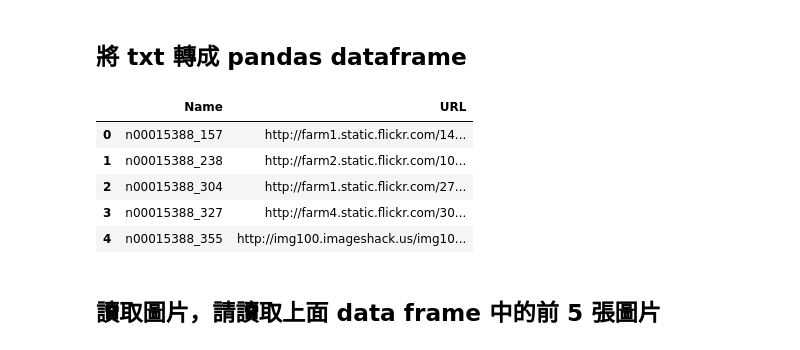
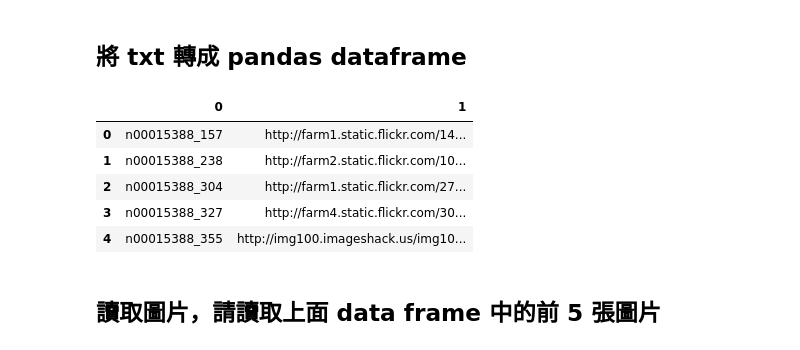
Before and after one commit to pgmr-Dian/ML100Days, a Jupyter notebook: homework/Day_005-2_HW.ipynb, the cells around one changed output. Drawn from its saved outputs; the diff is of its cells as text; code cells hidden in the pictures.

```diff
--- a/homework/Day_005-2_HW.ipynb
+++ b/homework/Day_005-2_HW.ipynb
@@ -43,20 +43,16 @@ data[0]
 # %%
 import pandas as pd
 
-name_items = []
-url_items = []
-for i in data:
-    name_items.append(i.split("\t")[0])
-    url_items.append(i.split("\t")[-1])
+arrange_data = []
+for row in data:
+    row = row.split("\t")
+    arrange_data.append(row)
 
-column_labels = ['Name', 'URL']
-col_items = [name_items, url_items]
-arrange_data = dict(zip(column_labels, col_items))
-
+# 以列表創建資料框
 df = pd.DataFrame(arrange_data)
 df.head()
 # %% [output]
-|  | Name | URL |
+|  | 0 | 1 |
 | 0 | n00015388_157 | http://farm1.static.flickr.com/14... |
 | 1 | n00015388_238 | http://farm2.static.flickr.com/10... |
 | 2 | n00015388_304 | http://farm1.static.flickr.com/27... |
```
Also changed, not shown: parts of 5 cells of this notebook.
